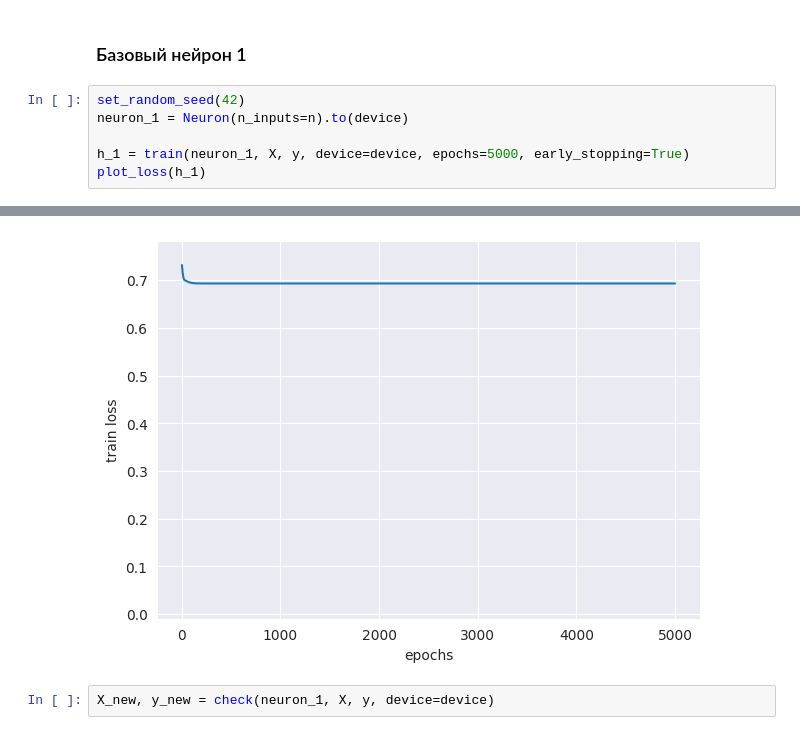
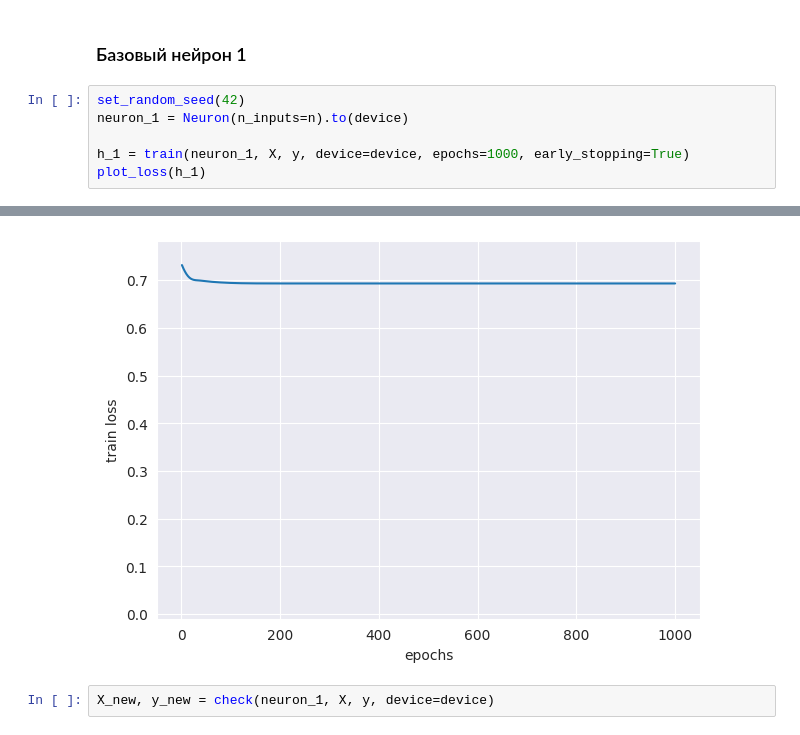
Before and after one commit to skolpin/neuro-boolean-research, a Jupyter notebook: incremental_synthesis.ipynb, the cells around one changed output, grey strips where cells are left out. Saved outputs shown, nothing was run; the diff lists cells and outputs as text.

```diff
--- a/incremental_synthesis.ipynb
+++ b/incremental_synthesis.ipynb
@@ -284,6 +284,6 @@ X, y = torch.Tensor(X), torch.Tensor(y)
 set_random_seed(42)
 neuron_1 = Neuron(n_inputs=n).to(device)
 
-h_1 = train(neuron_1, X, y, device=device, epochs=5000, early_stopping=True)
+h_1 = train(neuron_1, X, y, device=device, epochs=1000, early_stopping=True)
 plot_loss(h_1)
 # %% [output]
@@ -300,4 +300,4 @@ epoch 5000: loss 0.69
-[figure, old version]
+[figure, new version]
 # %%
 X_new, y_new = check(neuron_1, X, y, device=device)
 # %% [output]
```
Also changed, not shown: parts of 16 cells of this notebook, 2 other files.
